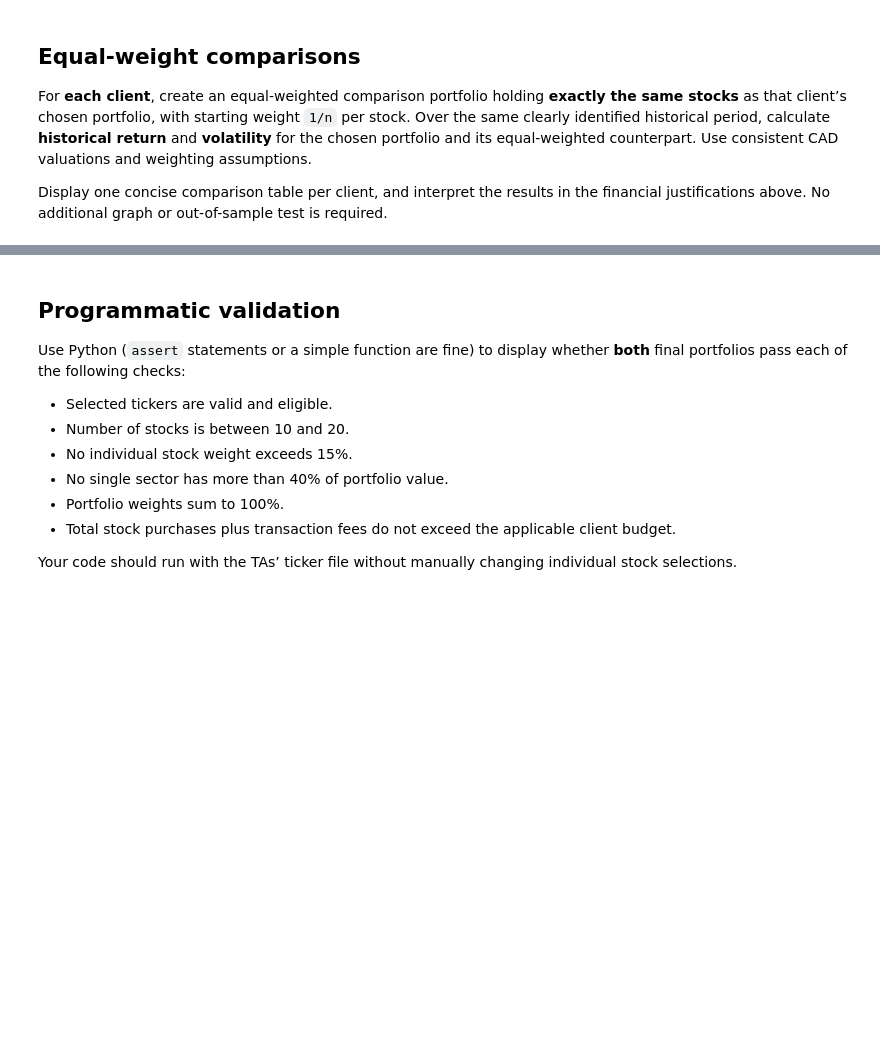
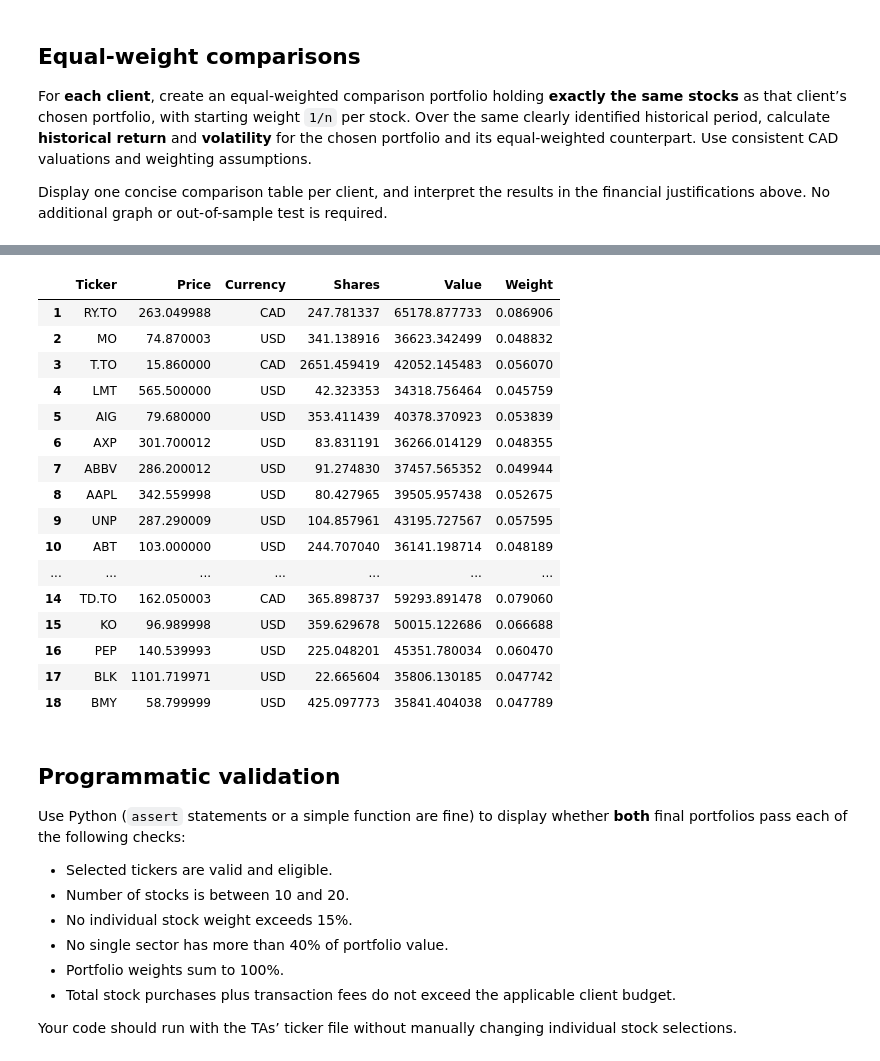
Before and after one commit to McMuf/cfmtrading08, a Jupyter notebook: Team_12_Assignment_2026.ipynb, the cells around one changed output, grey strips where cells are left out. Saved outputs shown, nothing was run; the diff lists cells and outputs as text; code cells hidden in the pictures; blank space fills up the shorter version.

```diff
--- a/Team_12_Assignment_2026.ipynb
+++ b/Team_12_Assignment_2026.ipynb
@@ -314,0 +435,23 @@ Display one concise comparison table per client, and interpret the results in th
+# %%
+calm = standard_deviation.sort_values().index[:len(standard_deviation) * 6 // 10]
+corr = returns[calm].corr()
+
+chosen_b = [calm[0]]
+sector_count = {info_stocks.loc[calm[0], 'Sector']: 1}
+while len(chosen_b) < 18:
+    best = None
+    best_corr = 2
+    for t in calm:
+        sector = info_stocks.loc[t, 'Sector']
+        if t in chosen_b or sector_count.get(sector, 0) >= 7:
+            continue
+        avg_corr = corr.loc[t, chosen_b].mean()
+        if avg_corr < best_corr:
+            best = t
+            best_corr = avg_corr
+    if best is None:
+        break
+    chosen_b.append(best)
+    sector = info_stocks.loc[best, 'Sector']
+    sector_count[sector] = sector_count.get(sector, 0) + 1
+chosen_b
@@ -315,3 +477,26 @@ Display one concise comparison table per client, and interpret the results in th
+# %%
+raw_b = 1 / standard_deviation[chosen_b]
+weights_b = apply_caps(raw_b, info_stocks.loc[chosen_b, 'Sector'])
+Portfolio_Final_B, fees_b = build_portfolio(weights_b, 750000)
+display(Portfolio_Final_B)
+# %% [output]
+|  | Ticker | Price | Currency | Shares | Value | Weight |
+| 1 | RY.TO | 263.049988 | CAD | 247.781337 | 65178.877733 | 0.086906 |
+| 2 | MO | 74.870003 | USD | 341.138916 | 36623.342499 | 0.048832 |
+| 3 | T.TO | 15.860000 | CAD | 2651.459419 | 42052.145483 | 0.056070 |
+| 4 | LMT | 565.500000 | USD | 42.323353 | 34318.756464 | 0.045759 |
+| 5 | AIG | 79.680000 | USD | 353.411439 | 40378.370923 | 0.053839 |
+| 6 | AXP | 301.700012 | USD | 83.831191 | 36266.014129 | 0.048355 |
+| 7 | ABBV | 286.200012 | USD | 91.274830 | 37457.565352 | 0.049944 |
+| 8 | AAPL | 342.559998 | USD | 80.427965 | 39505.957438 | 0.052675 |
+| 9 | UNP | 287.290009 | USD | 104.857961 | 43195.727567 | 0.057595 |
+| 10 | ABT | 103.000000 | USD | 244.707040 | 36141.198714 | 0.048189 |
+| ... | ... | ... | ... | ... | ... | ... |
+| 14 | TD.TO | 162.050003 | CAD | 365.898737 | 59293.891478 | 0.079060 |
+| 15 | KO | 96.989998 | USD | 359.629678 | 50015.122686 | 0.066688 |
+| 16 | PEP | 140.539993 | USD | 225.048201 | 45351.780034 | 0.060470 |
+| 17 | BLK | 1101.719971 | USD | 22.665604 | 35806.130185 | 0.047742 |
+| 18 | BMY | 58.799999 | USD | 425.097773 | 35841.404038 | 0.047789 |
 # %% [markdown]
 ## Programmatic validation
 
```
Also changed, not shown: parts of 14 cells of this notebook, 2 other files.
